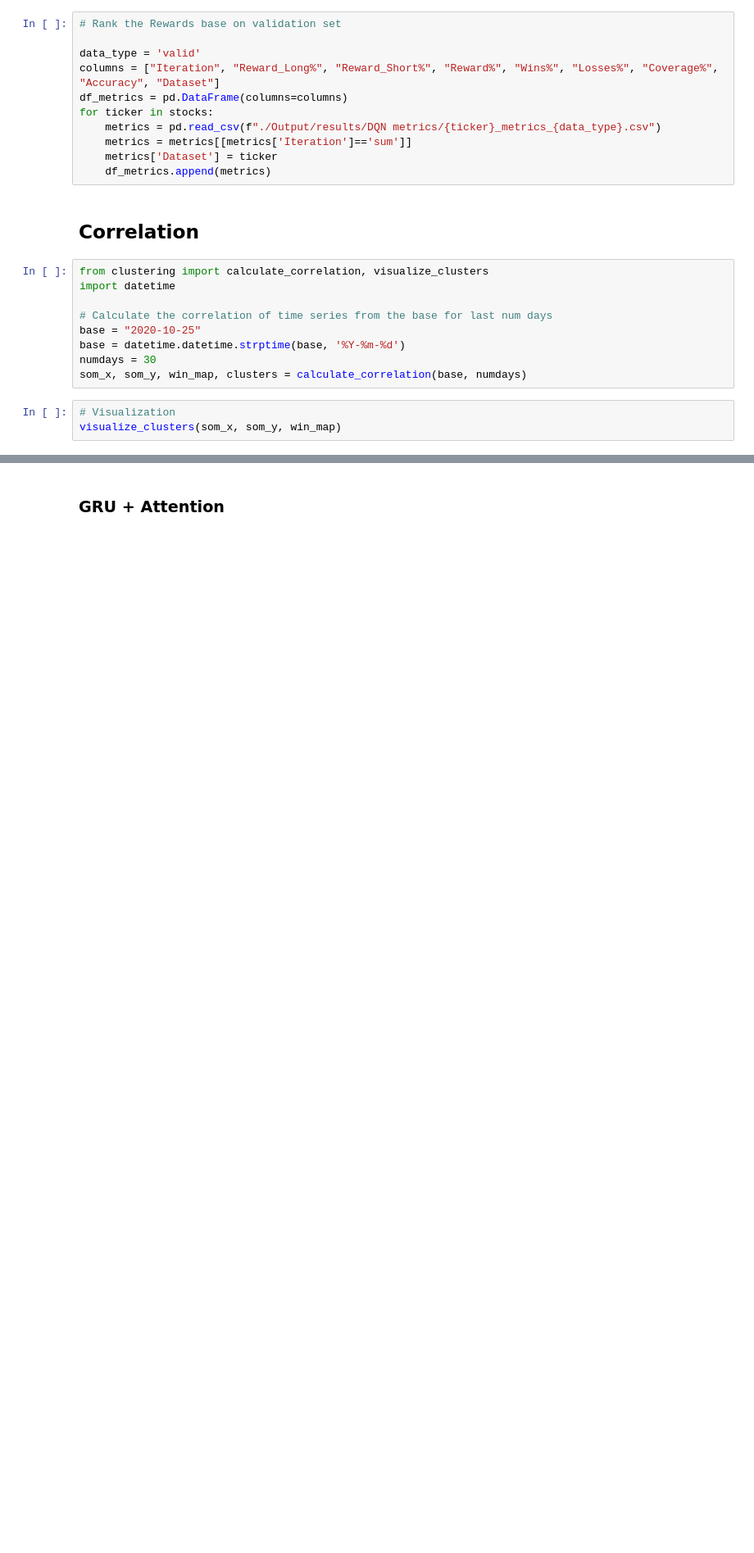
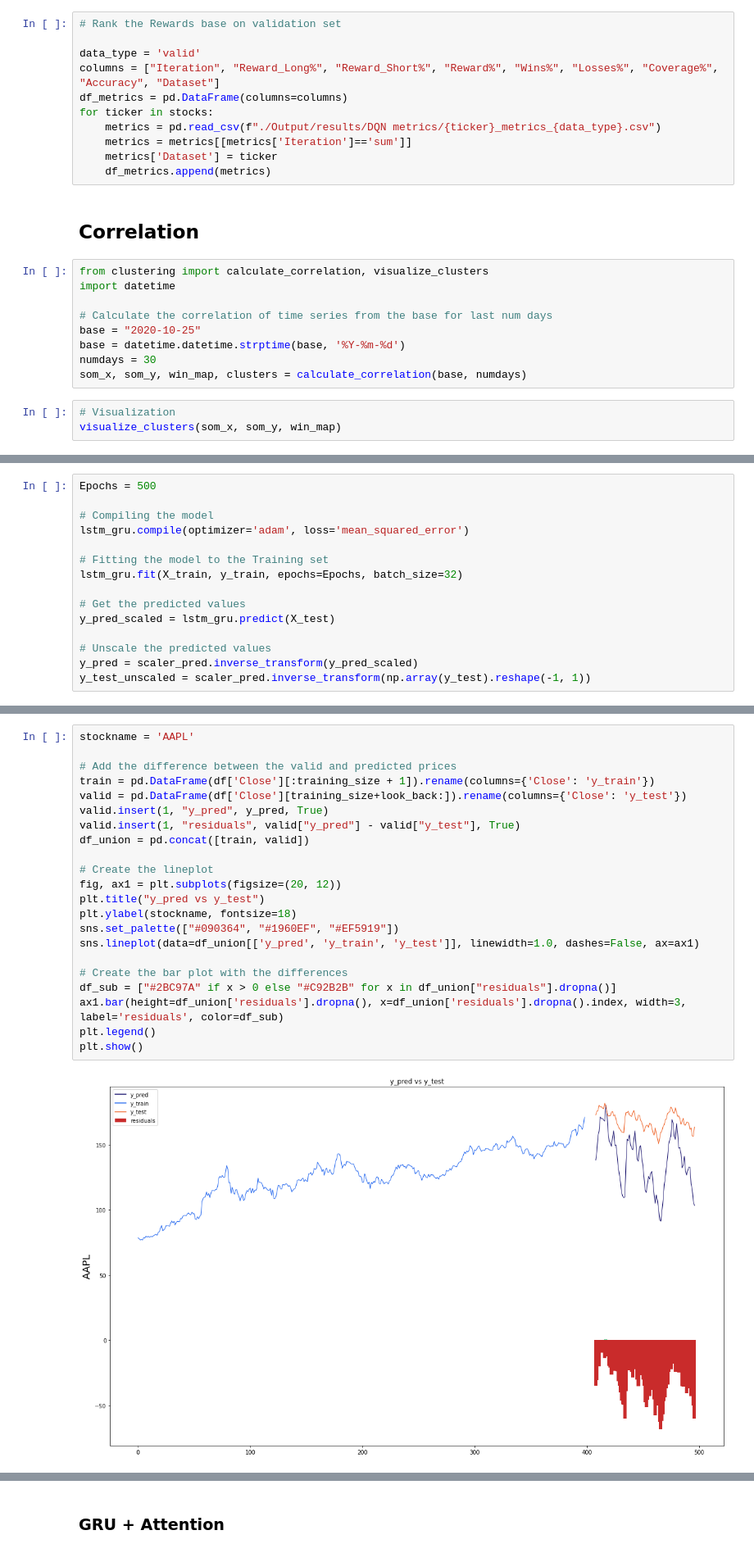
Before and after one commit to ali-rabiee/Portfolio-Formation, a Jupyter notebook: Portfolio_Formation.ipynb, the cells around one changed output, grey strips where cells are left out. Shown at 82% size. Saved outputs shown, nothing was run; the diff lists cells and outputs as text; blank space fills up the shorter version.

```diff
--- a/Portfolio_Formation.ipynb
+++ b/Portfolio_Formation.ipynb
@@ -358,0 +668,15 @@ visualize_clusters(som_x, som_y, win_map)
+# %%
+Epochs = 500
+
+# Compiling the model
+lstm_gru.compile(optimizer='adam', loss='mean_squared_error')
+
+# Fitting the model to the Training set
+lstm_gru.fit(X_train, y_train, epochs=Epochs, batch_size=32)
+
+# Get the predicted values
+y_pred_scaled = lstm_gru.predict(X_test)
+
+# Unscale the predicted values
+y_pred = scaler_pred.inverse_transform(y_pred_scaled)
+y_test_unscaled = scaler_pred.inverse_transform(np.array(y_test).reshape(-1, 1))
@@ -358,0 +708,24 @@ visualize_clusters(som_x, som_y, win_map)
+# %%
+stockname = 'AAPL'
+
+# Add the difference between the valid and predicted prices
+train = pd.DataFrame(df['Close'][:training_size + 1]).rename(columns={'Close': 'y_train'})
+valid = pd.DataFrame(df['Close'][training_size+look_back:]).rename(columns={'Close': 'y_test'})
+valid.insert(1, "y_pred", y_pred, True)
+valid.insert(1, "residuals", valid["y_pred"] - valid["y_test"], True)
+df_union = pd.concat([train, valid])
+
+# Create the lineplot
+fig, ax1 = plt.subplots(figsize=(20, 12))
+plt.title("y_pred vs y_test")
+plt.ylabel(stockname, fontsize=18)
+sns.set_palette(["#090364", "#1960EF", "#EF5919"])
+sns.lineplot(data=df_union[['y_pred', 'y_train', 'y_test']], linewidth=1.0, dashes=False, ax=ax1)
+
+# Create the bar plot with the differences
+df_sub = ["#2BC97A" if x > 0 else "#C92B2B" for x in df_union["residuals"].dropna()]
+ax1.bar(height=df_union['residuals'].dropna(), x=df_union['residuals'].dropna().index, width=3, label='residuals', color=df_sub)
+plt.legend()
+plt.show()
+# %% [output]
+[figure, added]
```
Also changed, not shown: parts of 58 cells of this notebook.
